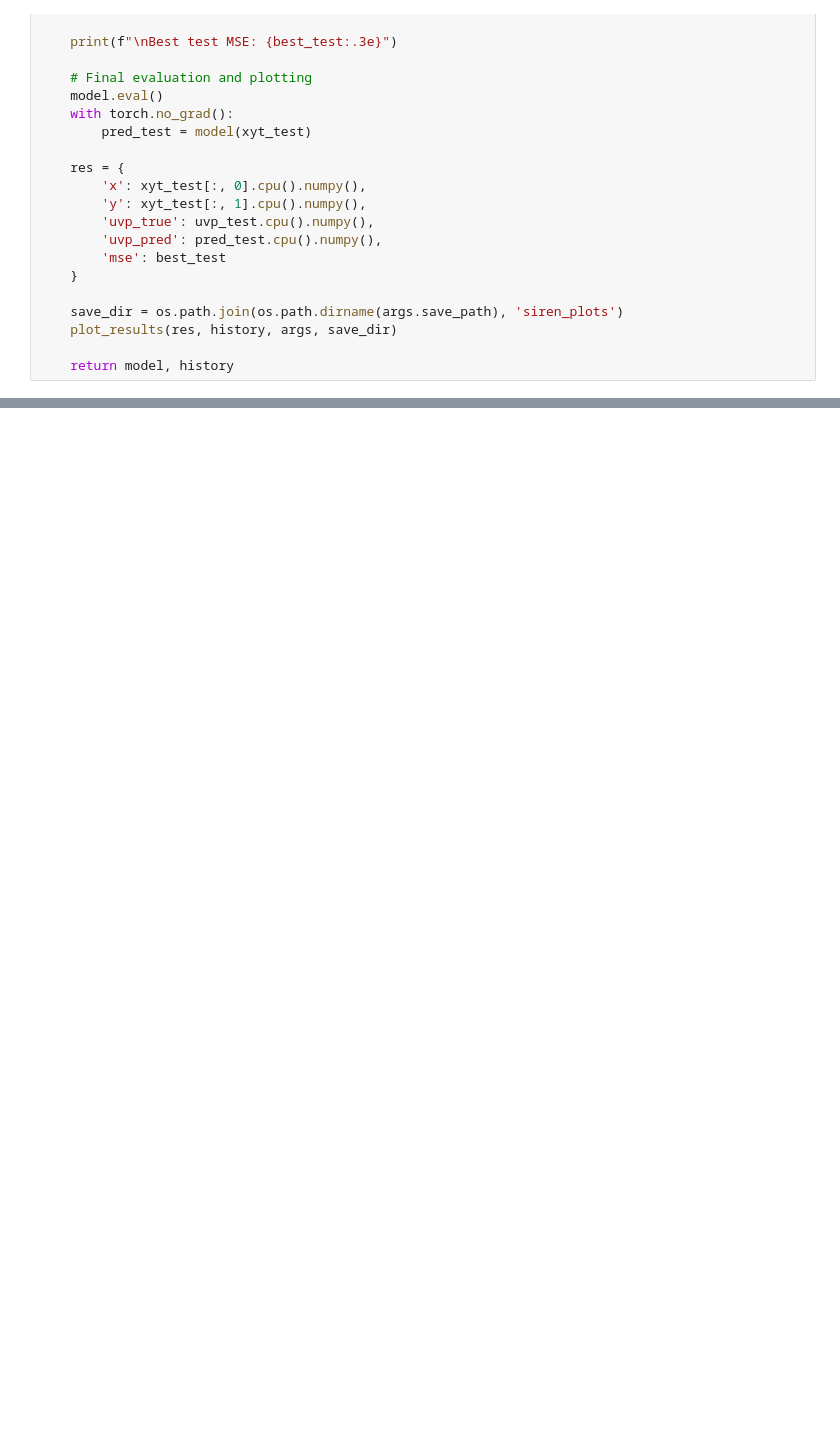
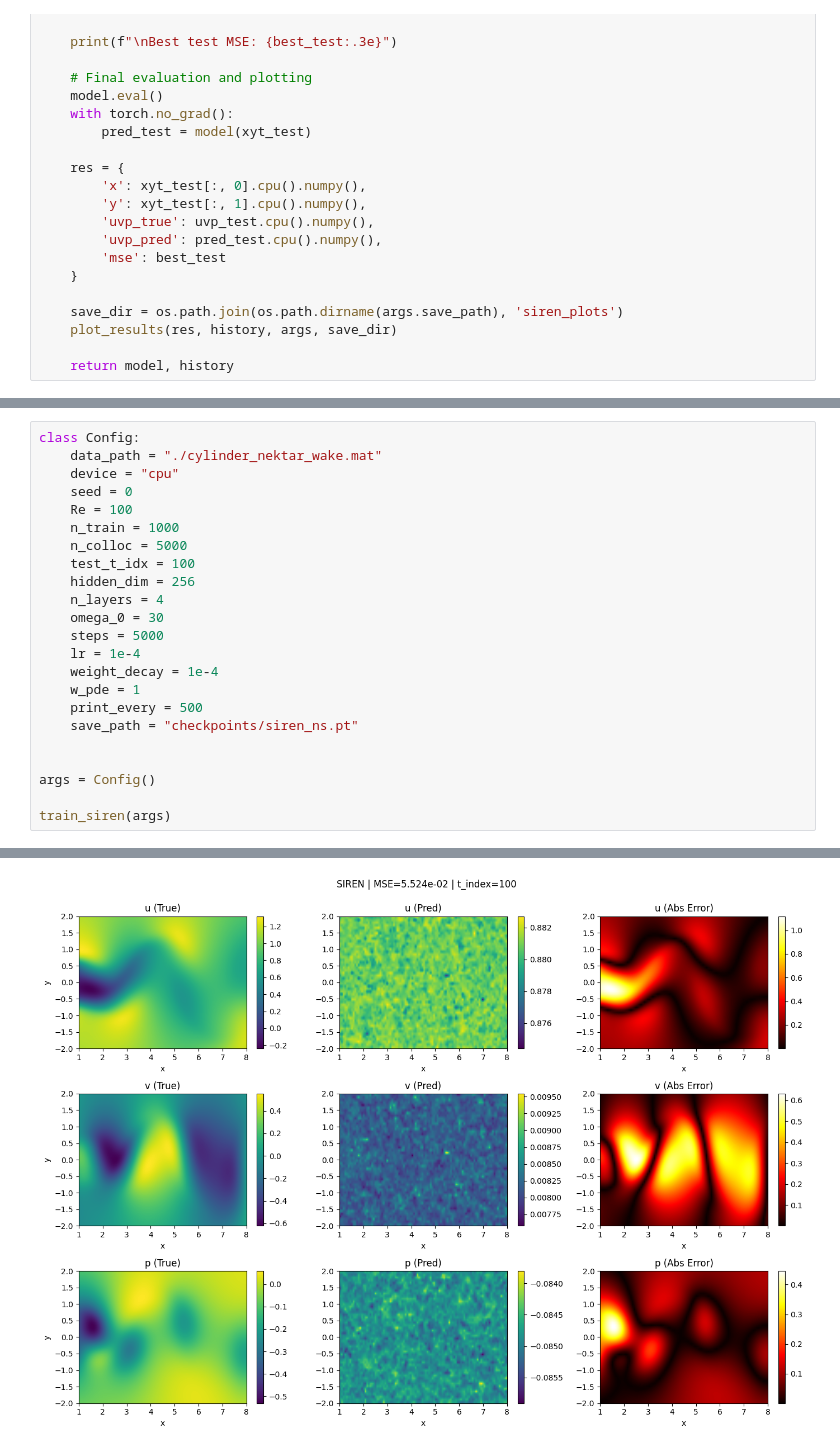
Before and after one commit to isan1538/PAT, a Jupyter notebook: Experimental Results/Navier_stokes/SIREN/siren_navier_stokes_1215.ipynb, the cells around one changed output, grey strips where cells are left out. Cells and saved outputs as stored; diff of their text form; blank space fills up the shorter version.

```diff
--- a/Experimental Results/Navier_stokes/SIREN/siren_navier_stokes_1215.ipynb
+++ b/Experimental Results/Navier_stokes/SIREN/siren_navier_stokes_1215.ipynb
@@ -451,0 +452,24 @@ Saved plots to checkpoints/siren_plots/
+# %%
+class Config:
+    data_path = "./cylinder_nektar_wake.mat"
+    device = "cpu"
+    seed = 0
+    Re = 100
+    n_train = 1000
+    n_colloc = 5000
+    test_t_idx = 100
+    hidden_dim = 256
+    n_layers = 4
+    omega_0 = 30
+    steps = 5000
+    lr = 1e-4
+    weight_decay = 1e-4
+    w_pde = 1
+    print_every = 500
+    save_path = "checkpoints/siren_ns.pt"
+
+
+args = Config()
+
+train_siren(args)
+# %% [output]
@@ -451,0 +513 @@ Saved plots to checkpoints/siren_plots/
+[figure, added]
```
Also changed, not shown: parts of 3 cells of this notebook, 32 other files.
